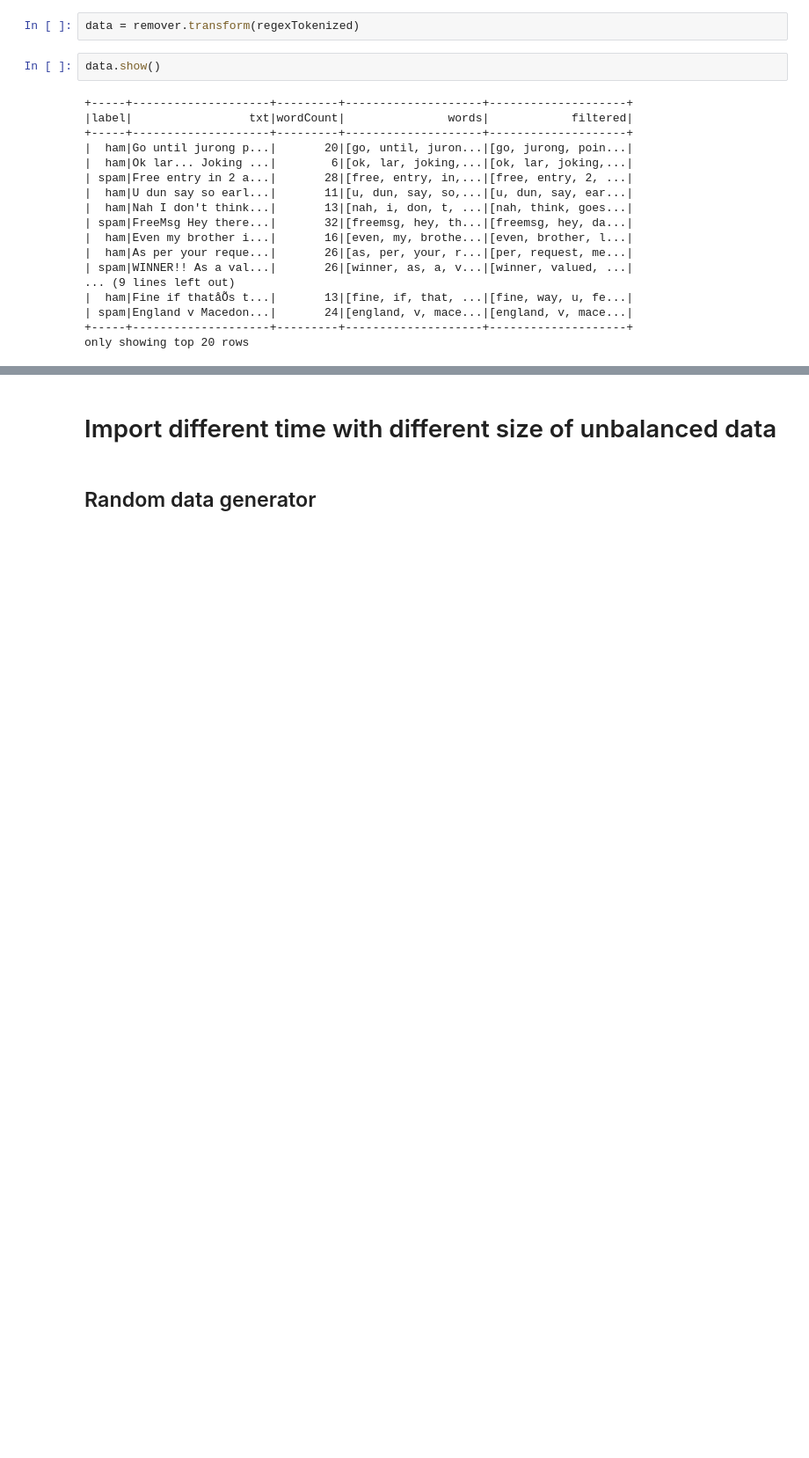
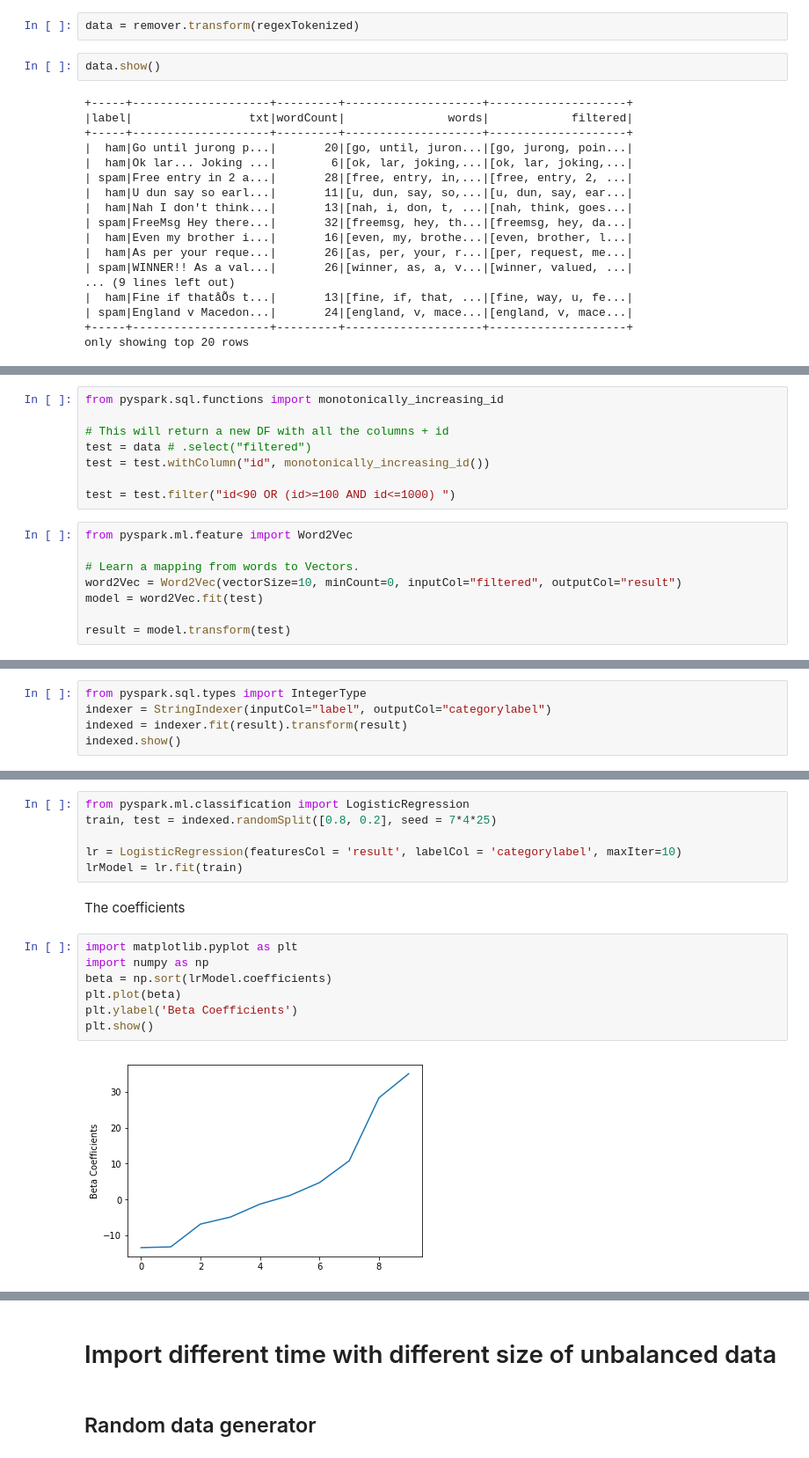
Before and after one commit to samanthawise/dstassignment5, a Jupyter notebook: report/project.ipynb, the cells around one changed output, grey strips where cells are left out. Shown at 88% size. Drawn from its saved outputs; the diff is of its cells as text; blank space fills up the shorter version.

Commit message:
Add algorithms for classification

```diff
--- a/report/project.ipynb
+++ b/report/project.ipynb
@@ -669,0 +519,16 @@ print((df.count(), len(df.columns)))
+# %%
+from pyspark.sql.functions import monotonically_increasing_id
+
+# This will return a new DF with all the columns + id
+test = data # .select("filtered")
+test = test.withColumn("id", monotonically_increasing_id())
+
+test = test.filter("id<90 OR (id>=100 AND id<=1000) ")
+# %%
+from pyspark.ml.feature import Word2Vec
+
+# Learn a mapping from words to Vectors.
+word2Vec = Word2Vec(vectorSize=10, minCount=0, inputCol="filtered", outputCol="result")
+model = word2Vec.fit(test)
+
+result = model.transform(test)
@@ -669,0 +602,5 @@ print((df.count(), len(df.columns)))
+# %%
+from pyspark.sql.types import IntegerType
+indexer = StringIndexer(inputCol="label", outputCol="categorylabel")
+indexed = indexer.fit(result).transform(result)
+indexed.show()
@@ -669,0 +645,17 @@ print((df.count(), len(df.columns)))
+# %%
+from pyspark.ml.classification import LogisticRegression
+train, test = indexed.randomSplit([0.8, 0.2], seed = 7*4*25)
+
+lr = LogisticRegression(featuresCol = 'result', labelCol = 'categorylabel', maxIter=10)
+lrModel = lr.fit(train)
+# %% [markdown]
+The coefficients
+# %%
+import matplotlib.pyplot as plt
+import numpy as np
+beta = np.sort(lrModel.coefficients)
+plt.plot(beta)
+plt.ylabel('Beta Coefficients')
+plt.show()
+# %% [output]
+[figure, added]
```
Also changed, not shown: parts of 64 cells of this notebook.
